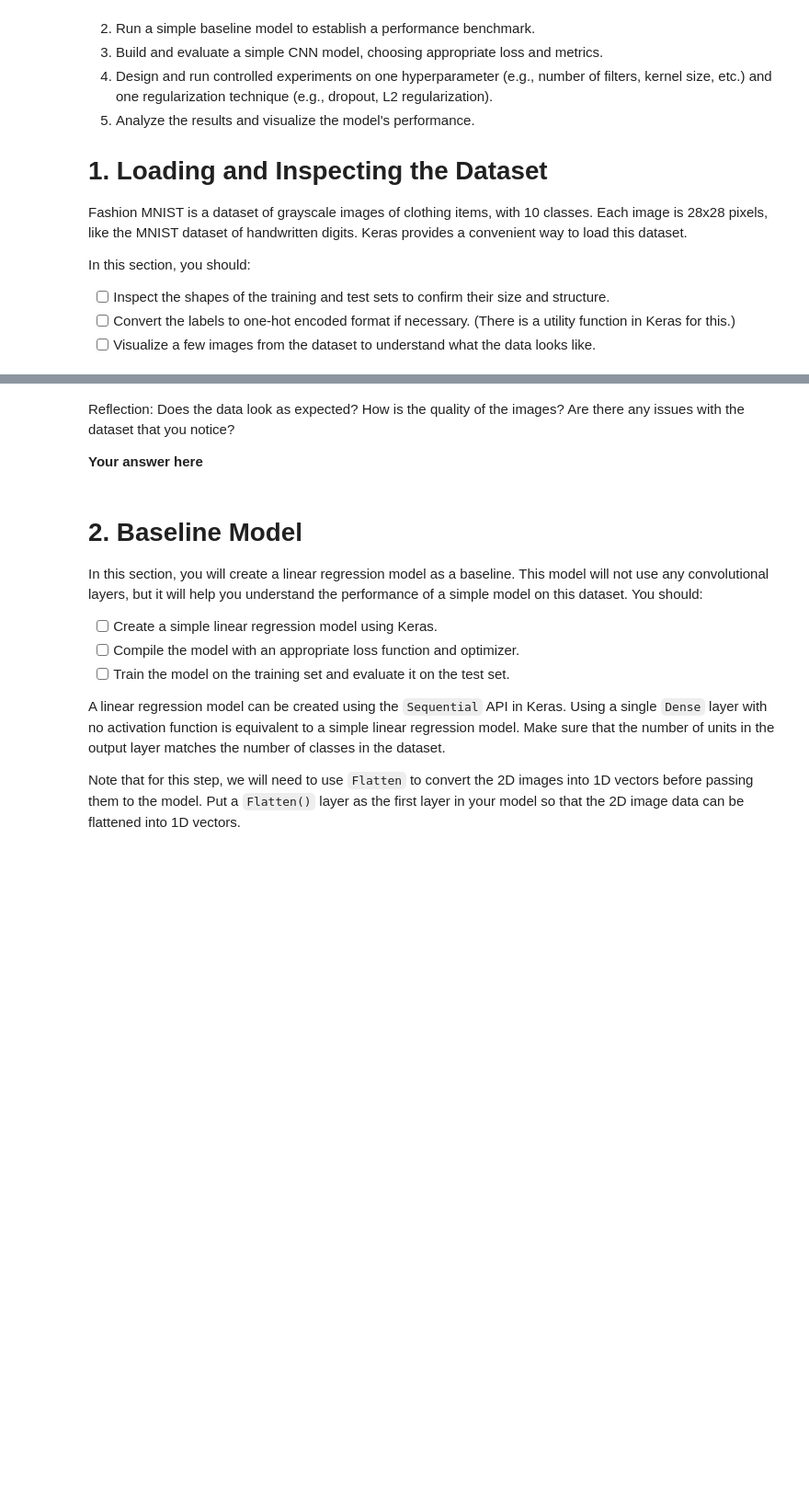
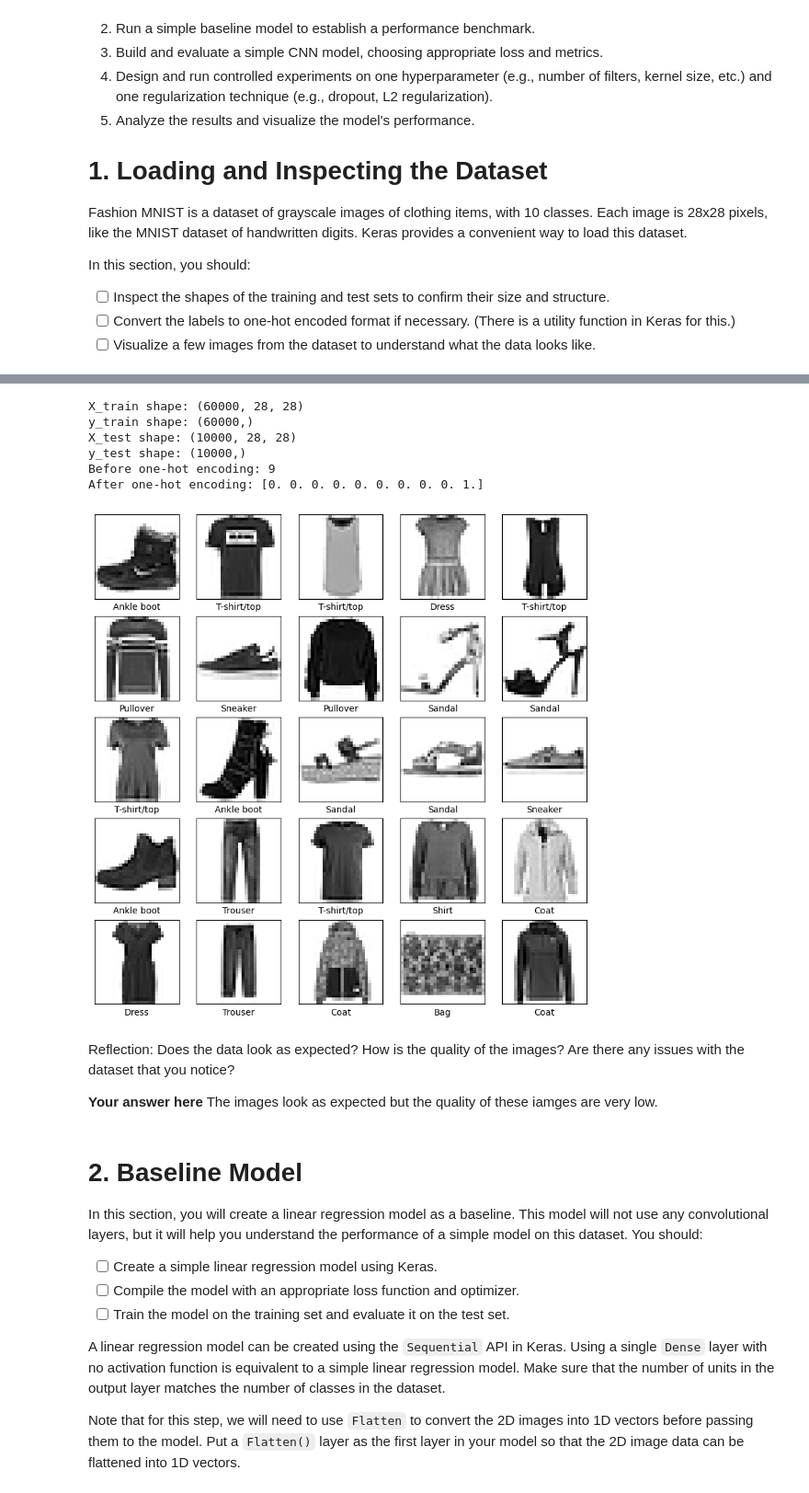
Before and after one commit to omaralfaqih6/deep_learning, a Jupyter notebook: 02_activities/assignments/assignment_1.ipynb, the cells around one changed output, grey strips where cells are left out. Shown at 92% size. Drawn from its saved outputs; the diff is of its cells as text; code cells hidden in the pictures; blank space fills up the shorter version.

```diff
--- a/02_activities/assignments/assignment_1.ipynb
+++ b/02_activities/assignments/assignment_1.ipynb
@@ -41,16 +32,43 @@ Downloading data from https://storage.googleapis.com/tensorflow/tf-keras-dataset
 # %%
 # Inspect the shapes of the datasets
-
+print(f'X_train shape: {X_train.data.shape}')
+print(f'y_train shape: {y_train.shape}')
+print(f'X_test shape: {X_test.shape}')
+print(f'y_test shape: {y_test.shape}')
 
 # Convert labels to one-hot encoding
-from tensorflow.keras.utils import to_categorical
+from keras.utils import to_categorical
+
+print(f'Before one-hot encoding: {y_train[0]}')
+y_train = to_categorical(y_train, num_classes=10)
+y_test = to_categorical(y_test, num_classes=10)
+print(f'After one-hot encoding: {y_train[0]}')
+# %% [output]
+X_train shape: (60000, 28, 28)
+y_train shape: (60000,)
+X_test shape: (10000, 28, 28)
+y_test shape: (10000,)
+Before one-hot encoding: 9
+After one-hot encoding: [0. 0. 0. 0. 0. 0. 0. 0. 0. 1.]
 # %%
 import matplotlib.pyplot as plt
-# Verify the data looks as expected
+# Visualize some samples from the training set
+plt.figure(figsize=(10, 10))
+for i in range(25):
+    plt.subplot(5, 5, i + 1)
+    plt.xticks([])
+    plt.yticks([])
+    plt.grid(False)
+    plt.imshow(X_train[i], cmap=plt.cm.binary)
+    plt.xlabel(class_names[y_train[i].argmax()])
+plt.show()
+# %% [output]
+[figure, added]
 # %% [markdown]
 Reflection: Does the data look as expected? How is the quality of the images? Are there any issues with the dataset that you notice?
 
 **Your answer here**
+The images look as expected but the quality of these iamges are very low.
 # %% [markdown]
 # 2. Baseline Model
 
```
Also changed, not shown: parts of 6 cells of this notebook.
